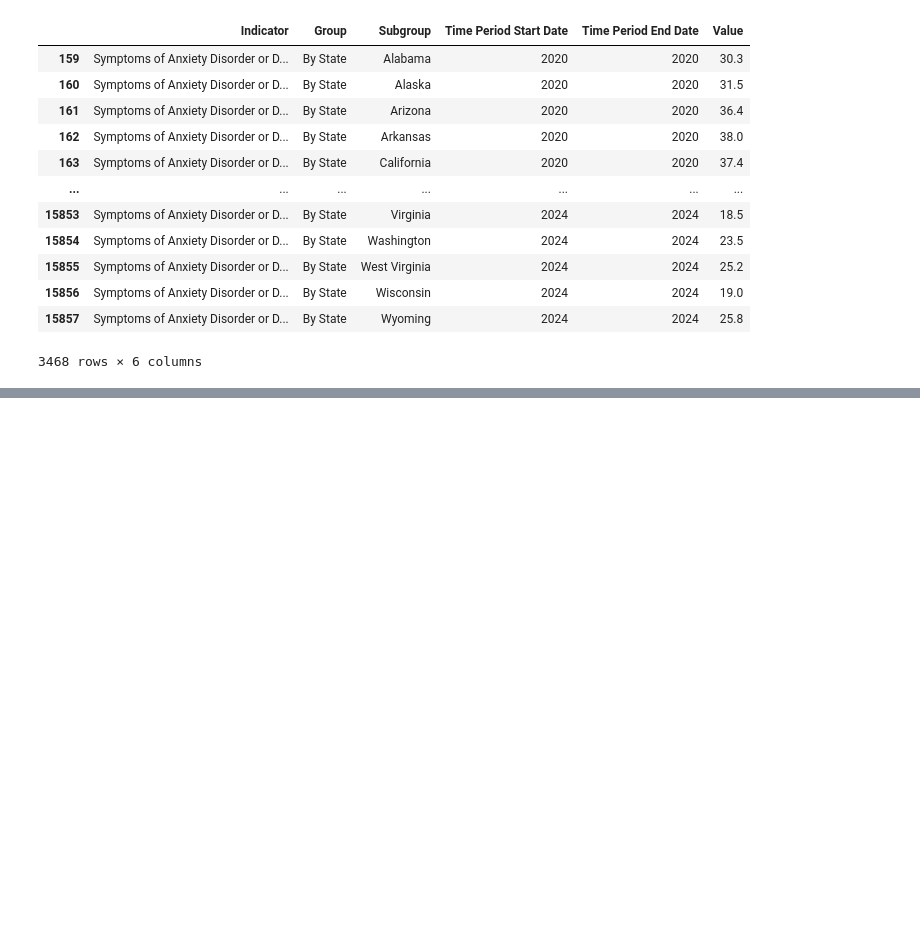
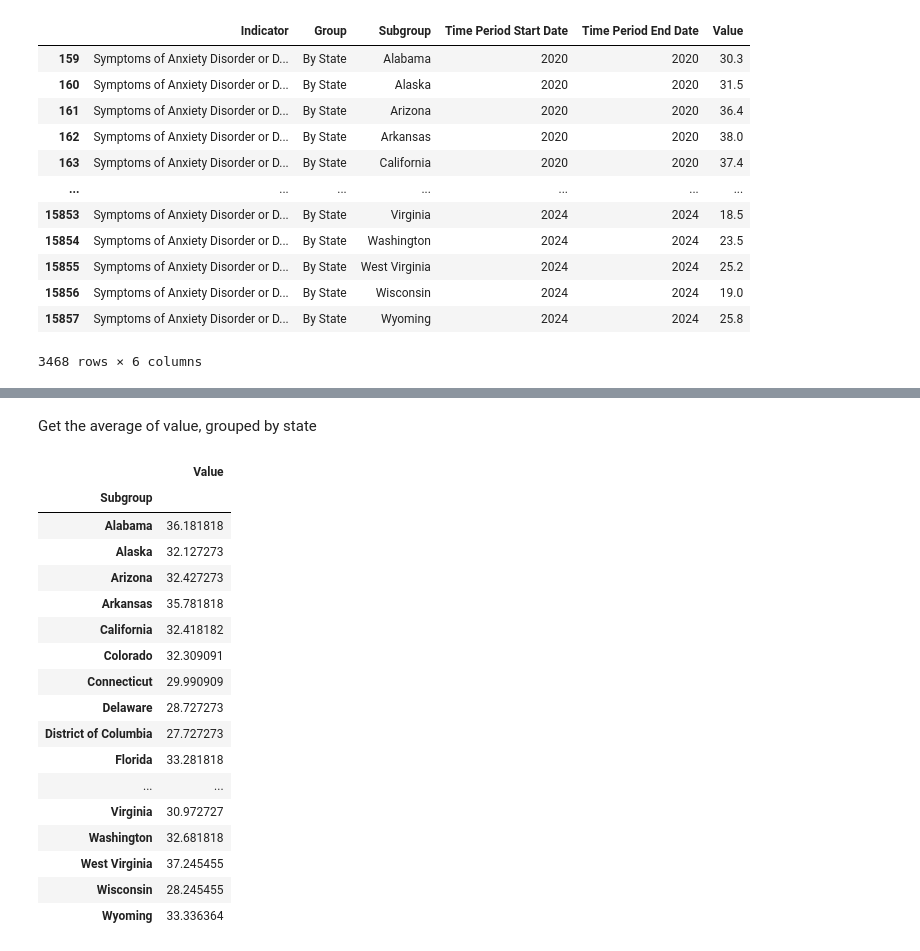
Before and after one commit to kittysinaga/Capstone_Project, a Jupyter notebook: Working.ipynb, the cells around one changed output, grey strips where cells are left out. Drawn from its saved outputs; the diff is of its cells as text; code cells hidden in the pictures; blank space fills up the shorter version.

```diff
--- a/Working.ipynb
+++ b/Working.ipynb
@@ -140,0 +174,24 @@ KeyError: 'Time Period Start Date'
+# %% [markdown]
+Get the average of value, grouped by state
+# %%
+working_mentalDF=working_mentalDF.groupby("Subgroup").mean("value")
+display(working_mentalDF)
+# %% [output]
+|  | Value |
+| Subgroup |  |
+| Alabama | 36.181818 |
+| Alaska | 32.127273 |
+| Arizona | 32.427273 |
+| Arkansas | 35.781818 |
+| California | 32.418182 |
+| Colorado | 32.309091 |
+| Connecticut | 29.990909 |
+| Delaware | 28.727273 |
+| District of Columbia | 27.727273 |
+| Florida | 33.281818 |
+| ... | ... |
+| Virginia | 30.972727 |
+| Washington | 32.681818 |
+| West Virginia | 37.245455 |
+| Wisconsin | 28.245455 |
+| Wyoming | 33.336364 |
```
Also changed, not shown: parts of 8 cells of this notebook.
